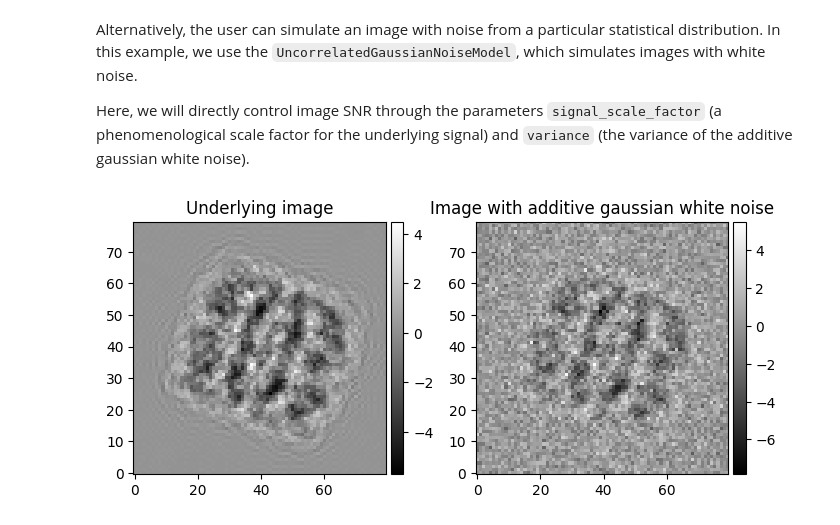
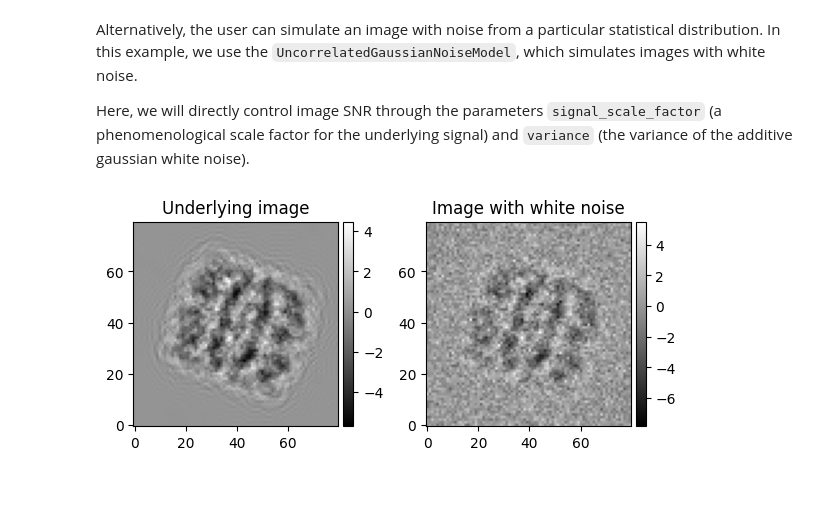
Before and after one commit to michael-0brien/cryojax, a Jupyter notebook: docs/examples/simulate-image.ipynb, the cells around one changed output. Saved outputs shown, nothing was run; the diff lists cells and outputs as text; code cells hidden in the pictures; blank space fills up the shorter version.

```diff
--- a/docs/examples/simulate-image.ipynb
+++ b/docs/examples/simulate-image.ipynb
@@ -142,33 +142,33 @@ def compute_image(noise_model: cxs.AbstractNoiseModel):
 
 @eqx.filter_jit
 def compute_noisy_image(key: PRNGKeyArray, noise_model: cxs.AbstractNoiseModel):
     """Simulate an image with noise from a `image_model`."""
     return noise_model.sample(key)
 
 
 # Passing the ImagePipeline and a variance function, instantiate the `noise_model``
 noise_model = cxs.UncorrelatedGaussianNoiseModel(
     image_model,
     signal_scale_factor=1.0,
     variance=1.0,
 )
 # ... then, either simulate an image from this `noise_model``
 key = jax.random.key(seed=0)
 
-fig, axes = plt.subplots(ncols=2, figsize=(7, 4))
+fig, axes = plt.subplots(ncols=2, figsize=(6, 3))
 ax1, ax2 = axes
 im1 = plot_image(
     compute_image(noise_model),
     fig,
     ax1,
     label="Underlying image",
 )
 im2 = plot_image(
     compute_noisy_image(key, noise_model),
     fig,
     ax2,
-    label="Image with additive gaussian white noise",
+    label="Image with white noise",
 )
 plt.tight_layout()
 # %% [output]
-[figure, old version]
+[figure, new version]
```
Also changed, not shown: parts of 1 cell of this notebook, 7 other files.
